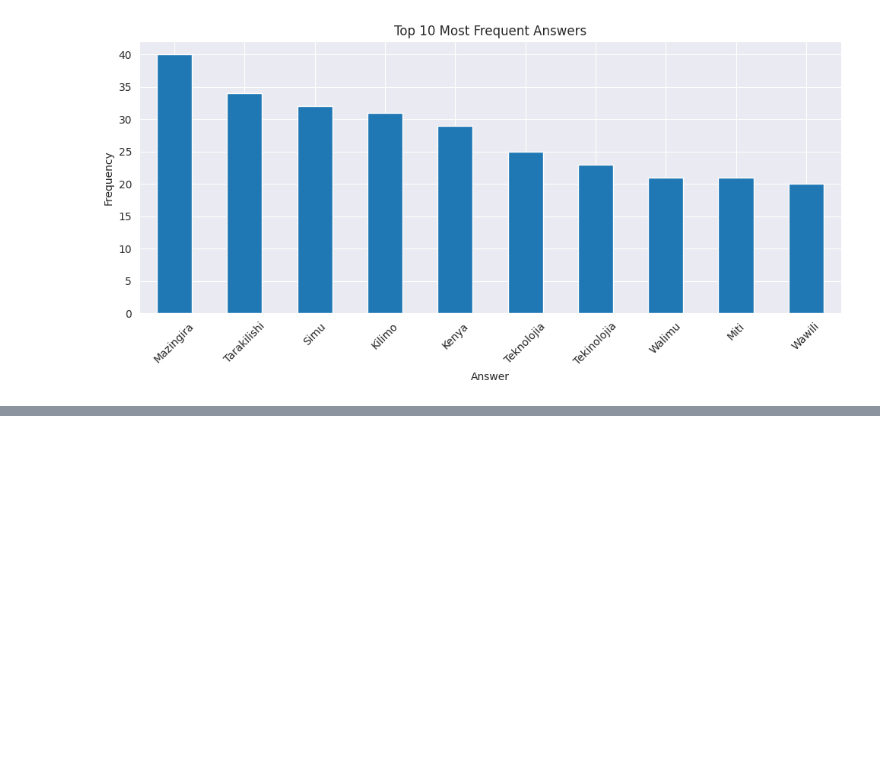
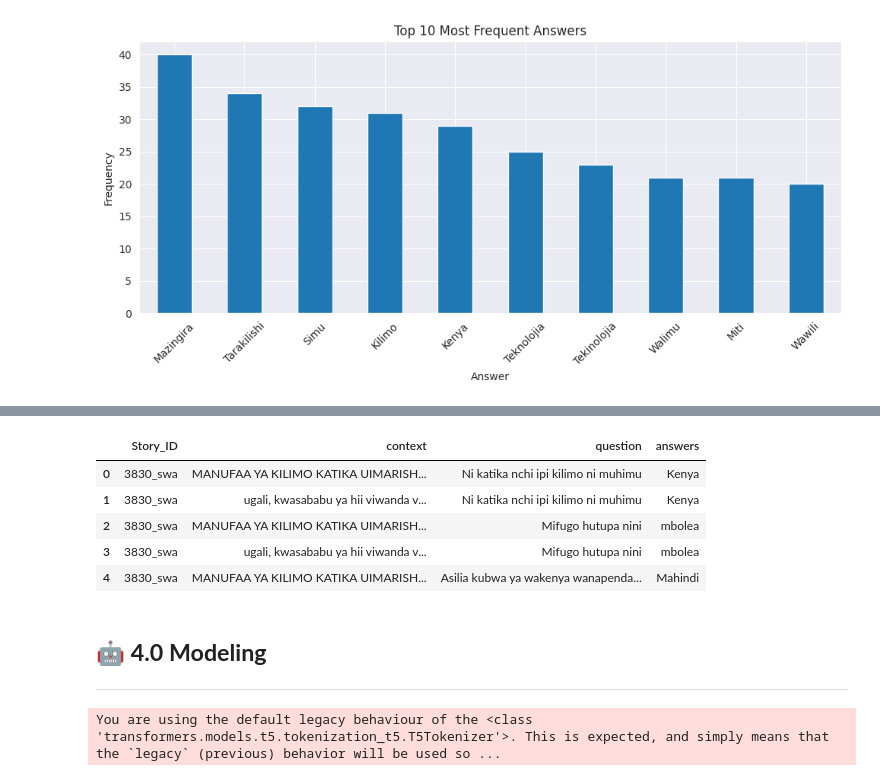
Before and after one commit to Patoh254code/Swahili_QA_system, a Jupyter notebook: index.ipynb, the cells around one changed output, grey strips where cells are left out. Cells and saved outputs as stored; diff of their text form; code cells hidden in the pictures; blank space fills up the shorter version.

Commit message:
adding data preparation

```diff
--- a/index.ipynb
+++ b/index.ipynb
@@ -444,0 +457,4 @@ plt.show()
+# %%
+# Combined dataframe to improve model performance
+combined_df = pd.concat([original_df, translated_df])
+combined_df.info()
@@ -444,0 +473,50 @@ plt.show()
+# %%
+# Function to clean_text
+def clean_text(text):
+    text = str(text)
+    # Remove repeated punctuation (e.g., "......", "!!!", "***")
+    text = re.sub(r"[\.\*\!@#\$\%\^\&\*]{2,}", "", text)
+    # Remove stray non-word characters (except .,?,!)
+    text = re.sub(r"[^\w\s\.,!?]", "", text)
+    # Normalize multiple spaces to one
+    text = re.sub(r"\s+", " ", text)
+    # Strip leading/trailing whitespace
+    return text.strip()
+
+# clean the dataset
+combined_df['context'] = combined_df['context'].apply(clean_text)
+combined_df['question'] = combined_df['question'].apply(clean_text)
+combined_df['answers'] = combined_df['answers'].apply(clean_text)
+# %%
+# Chunk and preprocess the dataset
+def chunk_text(text, max_words=200):
+    words = text.split()
+    return [" ".join(words[i:i+max_words]) for i in range(0, len(words), max_words)]
+
+
+def preprocess_and_chunk(df):
+    new_rows = []
+    for _, row in df.iterrows():
+        context_chunks = chunk_text(row['context'])
+        for chunk in context_chunks:
+            new_rows.append({
+                'Story_ID': row['Story_ID'],
+                'context': chunk,
+                'question': row['question'],
+                'answers': row['answers']
+            })
+    return pd.DataFrame(new_rows)
+
+df = preprocess_and_chunk(combined_df)
+# %%
+df.head()
+# %% [output]
+|  | Story_ID | context | question | answers |
+| 0 | 3830_swa | MANUFAA YA KILIMO KATIKA UIMARISH... | Ni katika nchi ipi kilimo ni muhimu | Kenya |
+| 1 | 3830_swa | ugali, kwasababu ya hii viwanda v... | Ni katika nchi ipi kilimo ni muhimu | Kenya |
+| 2 | 3830_swa | MANUFAA YA KILIMO KATIKA UIMARISH... | Mifugo hutupa nini | mbolea |
+| 3 | 3830_swa | ugali, kwasababu ya hii viwanda v... | Mifugo hutupa nini | mbolea |
+| 4 | 3830_swa | MANUFAA YA KILIMO KATIKA UIMARISH... | Asilia kubwa ya wakenya wanapenda... | Mahindi |
+# %% [markdown]
+## 🤖 **4.0 Modeling**
+---
@@ -444,0 +539,6 @@ plt.show()
+# %%
+# Instantiate the tokenizer
+model_ckpt = "google/mt5-small"
+tokenizer = AutoTokenizer.from_pretrained(model_ckpt)
+# %% [output]
+You are using the default legacy behaviour of the <class 'transformers.models.t5.tokenization_t5.T5Tokenizer'>. This is expected, and simply means that the `legacy` (previous) behavior will be used so ...
```
Also changed, not shown: parts of 4 cells of this notebook.
